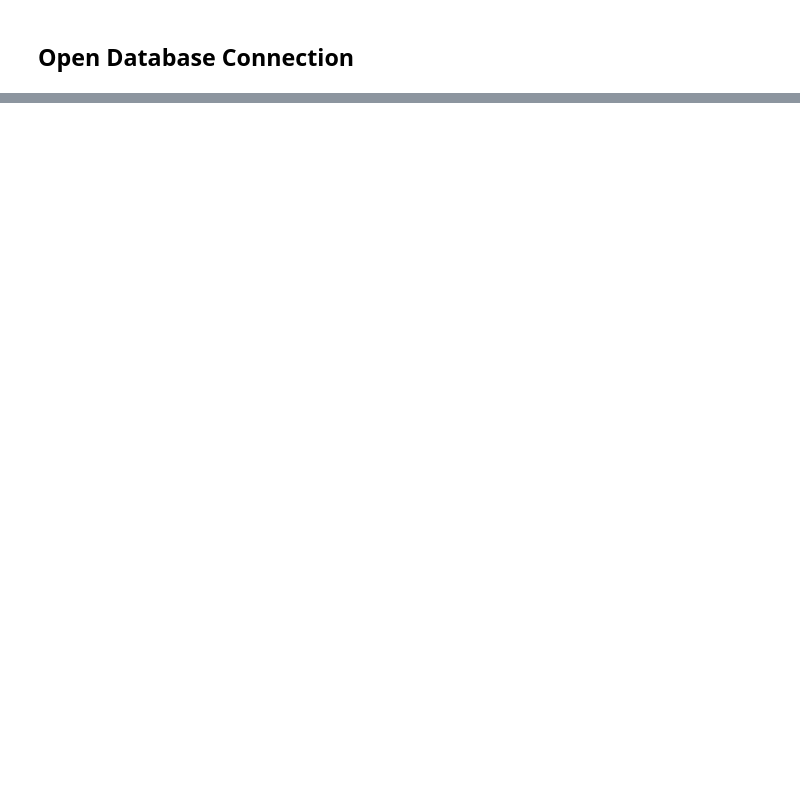
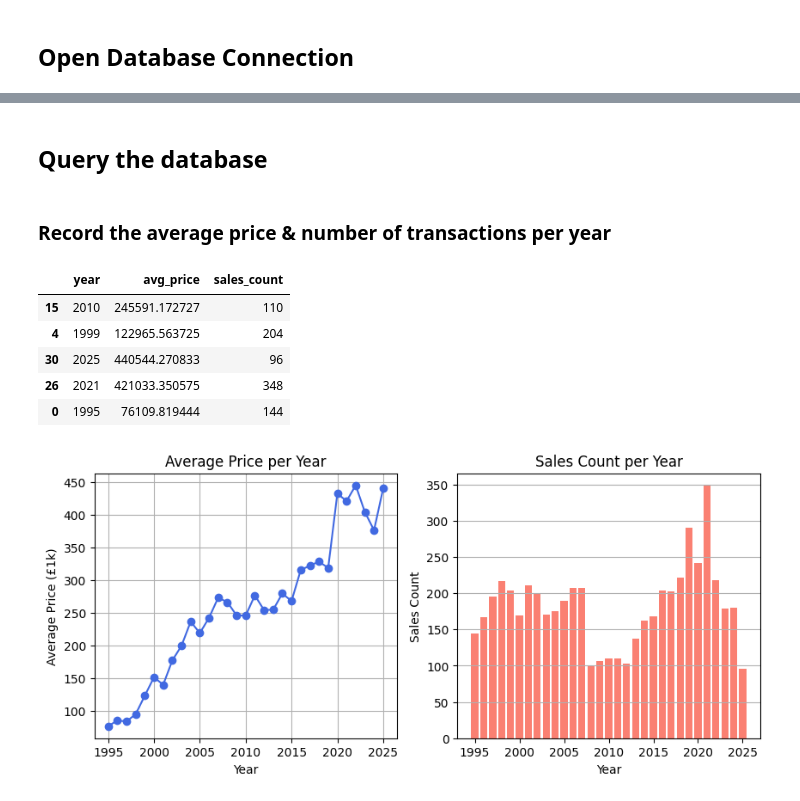
Before and after one commit to BDEvan5/property_prices, a Jupyter notebook: property_prices/test_data_store.ipynb, the cells around one changed output, grey strips where cells are left out. Saved outputs shown, nothing was run; the diff lists cells and outputs as text; code cells hidden in the pictures; blank space fills up the shorter version.

```diff
--- a/property_prices/test_data_store.ipynb
+++ b/property_prices/test_data_store.ipynb
@@ -82,0 +196,42 @@ print(result.head())
+# %% [markdown]
+## Query the database
+# %% [markdown]
+### Record the average price & number of transactions per year
+# %%
+import matplotlib.pyplot as plt
+con = duckdb.connect("../data/main.db")
+
+result_df = con.sql("""
+    SELECT
+        year(deed_date) as year,
+        AVG(price_paid) as avg_price,
+        COUNT(*) as sales_count
+    FROM transactions
+    GROUP BY year
+    ORDER BY year
+""").df()
+display(result_df.sample(5))
+
+fig, axs = plt.subplots(1, 2, figsize=(10, 4))
+
+# Plot average price per year
+axs[0].plot(result_df["year"], result_df["avg_price"] / 1000, marker="o", color="royalblue")
+axs[0].set_title("Average Price per Year")
+axs[0].set_xlabel("Year")
+axs[0].set_ylabel("Average Price (£1k)")
+axs[0].grid(True)
+
+# Plot sales count per year
+axs[1].bar(result_df["year"], result_df["sales_count"], color="salmon")
+axs[1].set_title("Sales Count per Year")
+axs[1].set_xlabel("Year")
+axs[1].set_ylabel("Sales Count")
+axs[1].grid(axis="y")
+# %% [output]
+|  | year | avg_price | sales_count |
+| 15 | 2010 | 245591.172727 | 110 |
+| 4 | 1999 | 122965.563725 | 204 |
+| 30 | 2025 | 440544.270833 | 96 |
+| 26 | 2021 | 421033.350575 | 348 |
+| 0 | 1995 | 76109.819444 | 144 |
+[figure, added]
```
Also changed, not shown: parts of 26 cells of this notebook.
